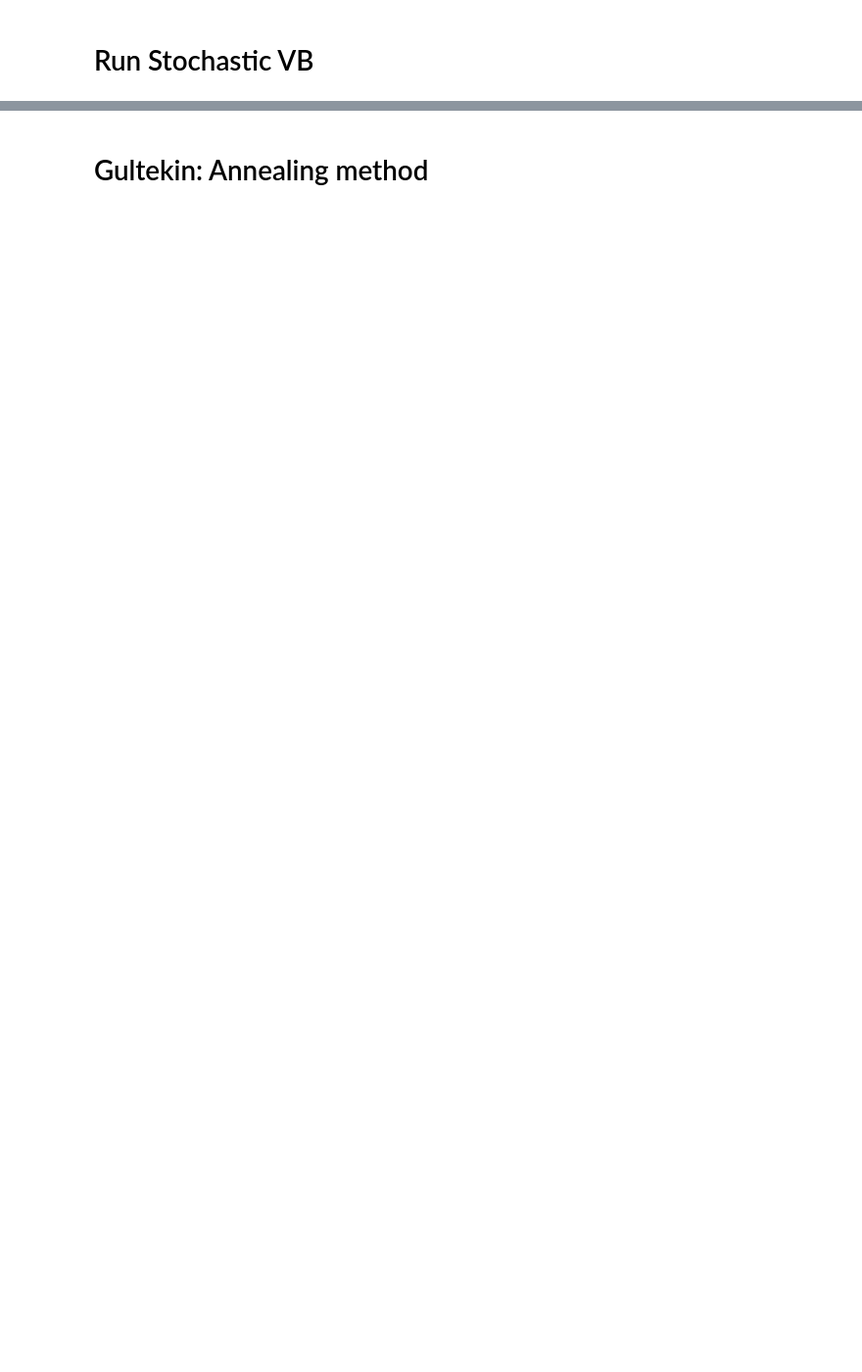
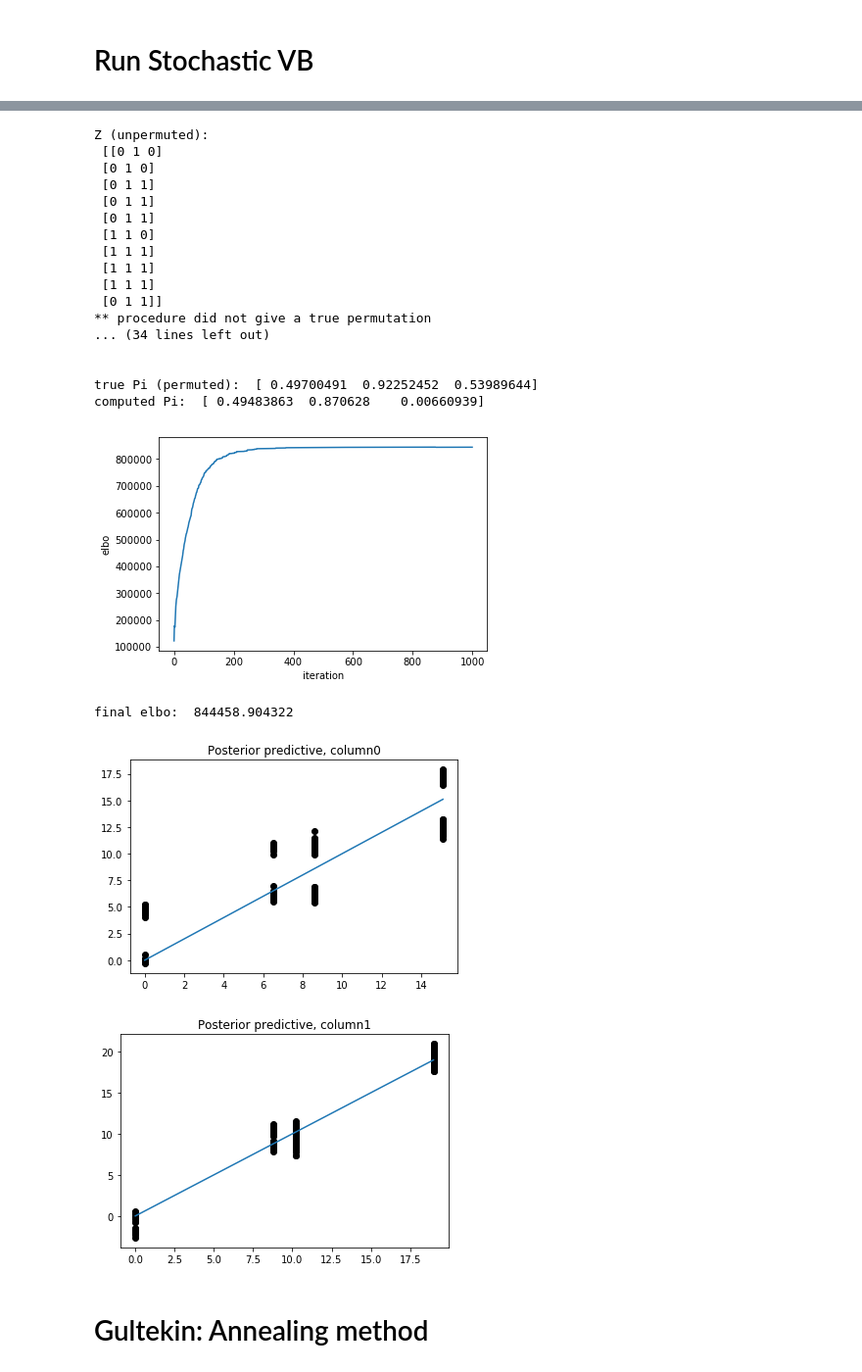
Before and after one commit to Runjing-Liu120/Variational_BNP_robustness, a Jupyter notebook: finite_approx/exploring_VI_methods.ipynb, the cells around one changed output, grey strips where cells are left out. Shown at 98% size. Saved outputs shown, nothing was run; the diff lists cells and outputs as text; code cells hidden in the pictures; blank space fills up the shorter version.

```diff
--- a/finite_approx/exploring_VI_methods.ipynb
+++ b/finite_approx/exploring_VI_methods.ipynb
@@ -150,7 +108,3 @@ plt.show()
 # Run Stochastic VB
 # %%
 VI_instance.re_init() # initialize
-# %%
-batch_size = 10
-[tau, nu, phi_mu, phi_var, elbo] = \
-    VI_instance.run_stochastic_VI(batch_size, decay_param = 0.9, max_iter=1000, tol=1e-6, verbose = True)
@@ -175,4 +110,0 @@ warning: max iteration reached
-# %%
-print(phi_mu.T)
-[tau, nu, phi_mu, phi_var, elbo] = VI_instance.run_cavi()
-print(phi_mu.T)
@@ -263,0 +111,24 @@ plt.show()
+# %%
+n_restart = 20
+elbo_end = np.array([])
+
+batch_size = 10
+
+for i in range(n_restart):
+    VI_instance.re_init() # re initialize
+
+    [tau, nu, phi_mu, phi_var, elbo] = \
+        VI_instance.run_stochastic_VI(batch_size, decay_param = 0.9, max_iter=1000, tol=1e-6, verbose = False)
+
+    elbo_end = np.append(elbo_end, elbo[-1])
+
+    # see if posterior predictive is better than all previous ones
+    if (i == 0) or np.all(elbo_end[i] > elbo_end[:i]):
+        tau = deepcopy(tau_tmp)
+        nu = deepcopy(nu_tmp)
+        phi_mu = deepcopy(phi_mu_tmp)
+        phi_var = deepcopy(phi_var_tmp)
+
+
+print('max elbo: ', np.max(elbo_end))
+print('average elbo', np.mean(elbo_end))
@@ -264,3 +153,27 @@ plt.show()
+# %%
+valez_finite_VI_lib.display_results(elbo, tau, nu, phi_mu, phi_var, X, Pi, Z, mu, A, alpha, sigma_eps, sigma_A)
+# %% [output]
+Z (unpermuted):
+ [[0 1 0]
+ [0 1 0]
+ [0 1 1]
+ [0 1 1]
+ [0 1 1]
+ [1 1 0]
+ [1 1 1]
+ [1 1 1]
+ [1 1 1]
+ [0 1 1]]
+** procedure did not give a true permutation
+... (34 lines left out)
+
+
+true Pi (permuted):  [ 0.49700491  0.92252452  0.53989644]
+computed Pi:  [ 0.49483863  0.870628    0.00660939]
+[figure, added]
+final elbo:  844458.904322
+[figure, added]
+[figure, added]
 # %% [markdown]
 # Gultekin: Annealing method
 # %%
```
Also changed, not shown: parts of 13 cells of this notebook, 3 other files.
